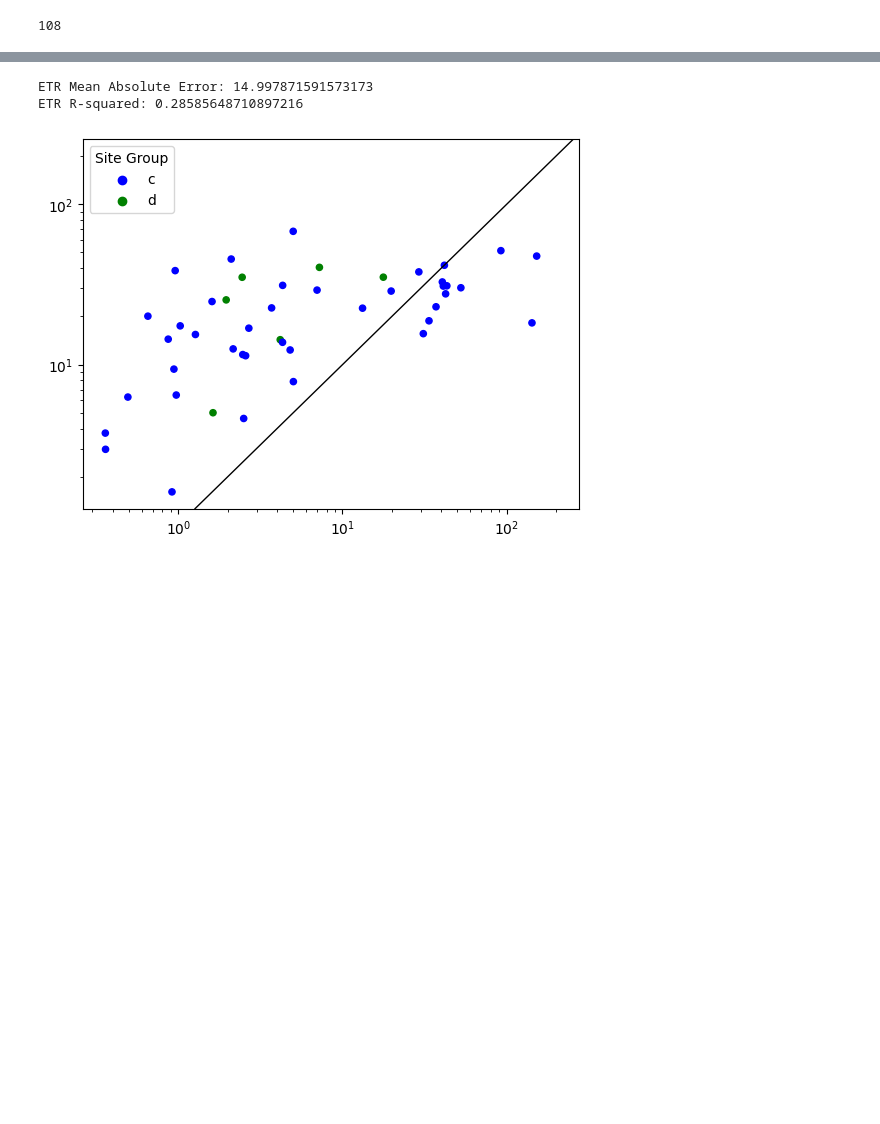
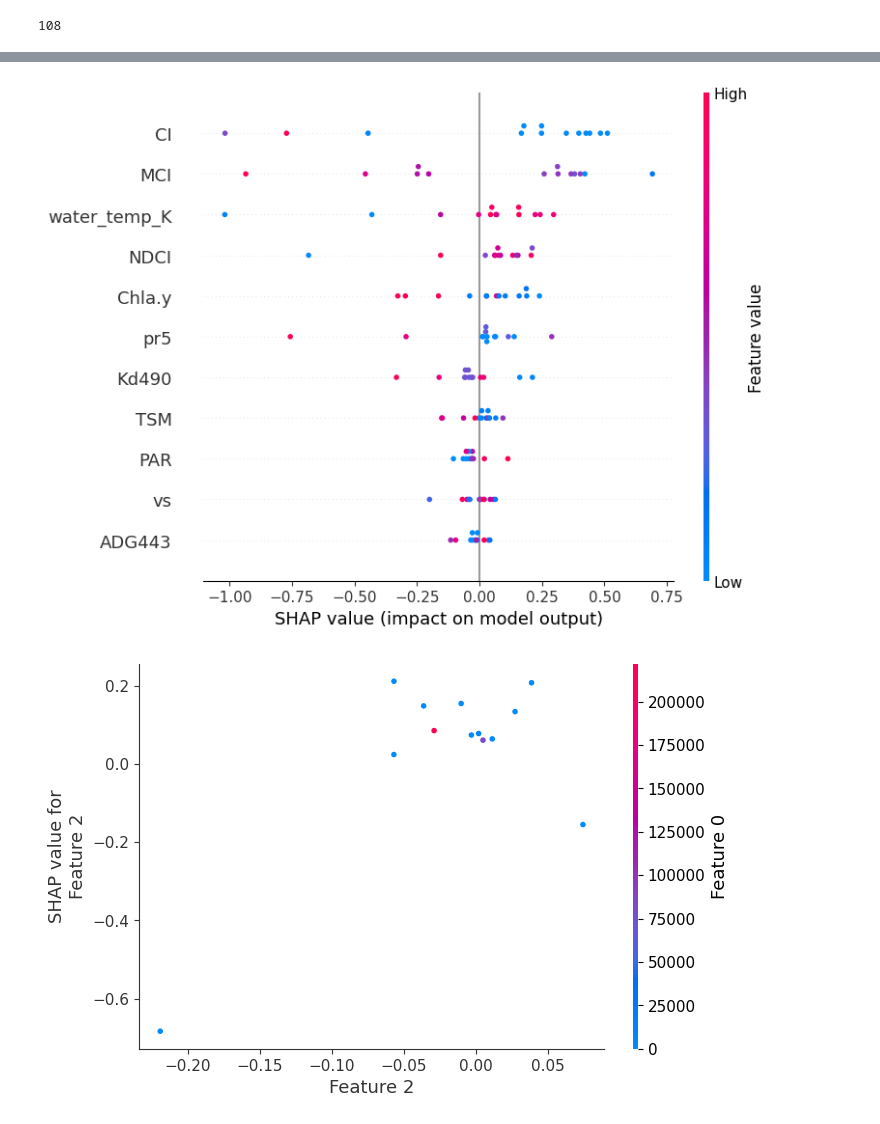
Before and after one commit to jilliangreene/sentinel3_ch4_model, a Jupyter notebook: ml_model.ipynb, the cells around one changed output, grey strips where cells are left out. Drawn from its saved outputs; the diff is of its cells as text; code cells hidden in the pictures; blank space fills up the shorter version.

```diff
--- a/ml_model.ipynb
+++ b/ml_model.ipynb
@@ -512,56 +587,0 @@ etr_random.best_params_
-# %%
-# Best ETR
-# Create an Extra Trees Regressor model
-best_etr = ExtraTreesRegressor(n_estimators=1033,
-                          min_samples_split = 4,
-                          min_samples_leaf = 1,
-                          max_features = 'log2',
-                          max_depth = 10,
-                          random_state=rs)
-
-# Train the model
-best_etr.fit(x_train, y_train)
-
-# Make predictions on the test set
-y_pred = best_etr.predict(x_test)
-
-# Evaluate the model
-etr_mse = mean_absolute_error(y_test, y_pred)
-etr_r2 = r2_score(y_test, y_pred)
-print(f"ETR Mean Absolute Error: {etr_mse}")
-print("ETR R-squared:", etr_r2)
-# %% [output]
-ETR Mean Absolute Error: 14.997871591573173
-ETR R-squared: 0.28585648710897216
-# %%
-# Error analysis
-preds = pd.DataFrame(y_pred, columns=['etr_pred_ch4'])
-obs = pd.DataFrame(y_test, columns=['ch4'])
-test_features = pd.DataFrame(x_test, columns=feature_names)
-
-error_df = pd.concat([obs.reset_index(drop=True), preds], axis=1)
-error_df = pd.concat([test_features.reset_index(drop=True), error_df], axis=1)
-
-site_names = pd.DataFrame(site_test, columns=["Site"])
-error_df = pd.concat([site_names.reset_index(drop=True), error_df], axis=1)
-
-# Add a column for site group names
-error_df["site_group"] = np.where(error_df["Site"].isin(["1", "2", "5", "6"]), "c", "d")
-
-# Map site_group to color
-color_map = {'c': 'blue', 'd': 'green'}
-colors = error_df['site_group'].map(color_map)
-
-plt.scatter(error_df['ch4'], error_df['etr_pred_ch4'], s=20, c=colors)
-plt.axline((0, 0), (200, 200), linewidth=1, color='black')
-plt.xscale('log')
-plt.yscale('log')
-
-# Optional: add legend manually
-for group in color_map:
-    plt.scatter([], [], c=color_map[group], label=group)
-plt.legend(title='Site Group')
-
-plt.show()
-# %% [output]
-[figure, removed]
@@ -568,3 +645,22 @@ plt.show()
+# %%
+#SHAP
+import shap
+# Create a TreeExplainer object
+explainer = shap.TreeExplainer(best_etr)
+
+# Calculate SHAP values for the test set
+shap_values = explainer.shap_values(x_test)
+
+# Visualize SHAP values (e.g., using a summary plot)
+shap.summary_plot(shap_values, x_test, feature_names = feature_names)
+
+# Generate a SHAP dependence plot for a specific feature (e.g., age)
+shap.dependence_plot('Feature 2', shap_values, x_test)
+
+# Partial dependence plot w CI/MCI/CHLA
+# %% [output]
+[figure, added]
+[figure, added]
 # %%
 #%% FEATURE IMPORTANCE
 from sklearn.inspection import permutation_importance
```
Also changed, not shown: parts of 24 cells of this notebook, 7 other files.
